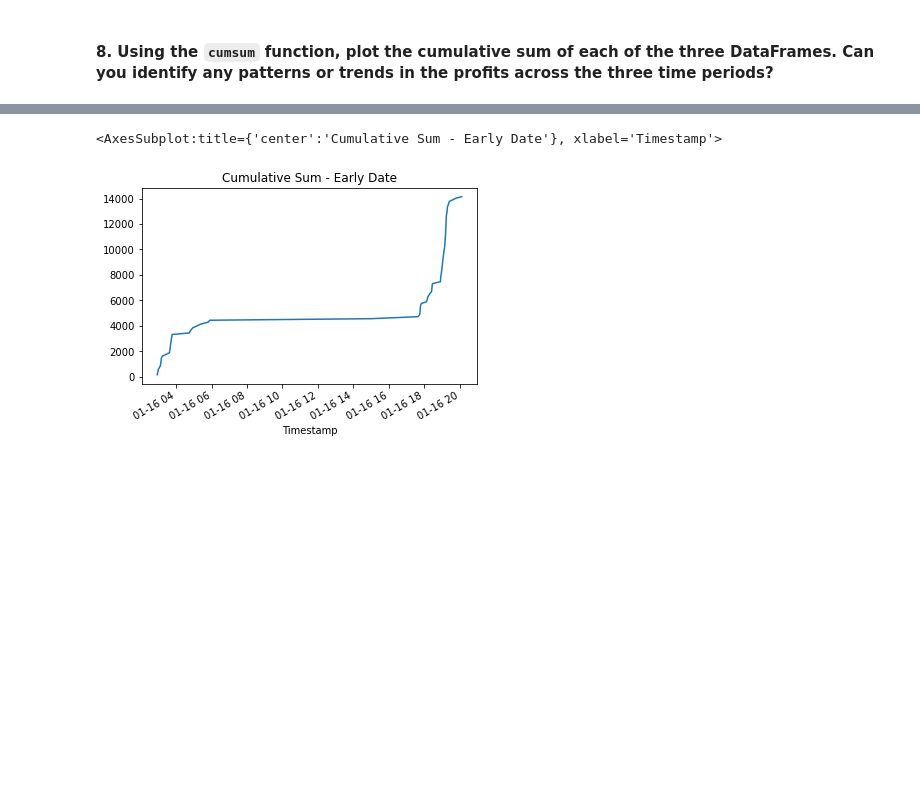
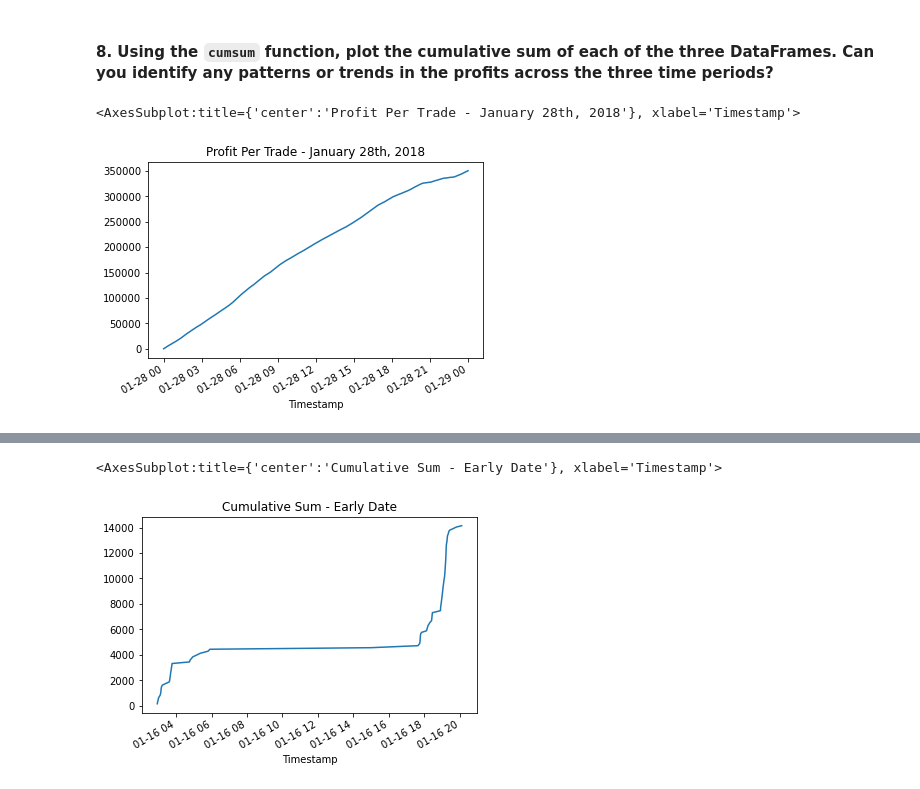
Before and after one commit to jpmaddox97/module_3_challenge, a Jupyter notebook: Starter_Code/crypto_arbitrage.ipynb, the cells around one changed output, grey strips where cells are left out. Drawn from its saved outputs; the diff is of its cells as text; code cells hidden in the pictures; blank space fills up the shorter version.

```diff
--- a/Starter_Code/crypto_arbitrage.ipynb
+++ b/Starter_Code/crypto_arbitrage.ipynb
@@ -666,4 +788,8 @@ Name: Close, dtype: float64
 #### 8. Using the `cumsum` function, plot the cumulative sum of each of the three DataFrames. Can you identify any patterns or trends in the profits across the three time periods?
 # %%
 # Use the cumsum function to calculate the cumulative profits over time for the early profit per trade DataFrame
-cumulative_profit_early = # YOUR CODE HERE
+cumulative_profit_early = profit_per_trade_early.cumsum()
+cumulative_profit_early.plot(title='Profit Per Trade - January 28th, 2018')
+# %% [output]
+<AxesSubplot:title={'center':'Profit Per Trade - January 28th, 2018'}, xlabel='Timestamp'>
+[figure, added]
```
Also changed, not shown: parts of 19 cells of this notebook.
